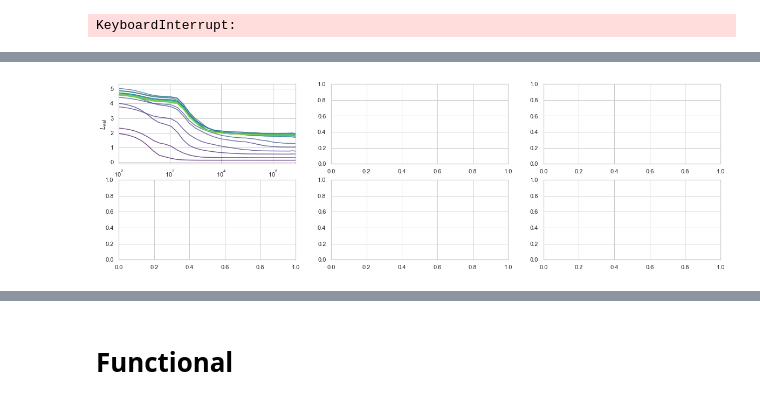
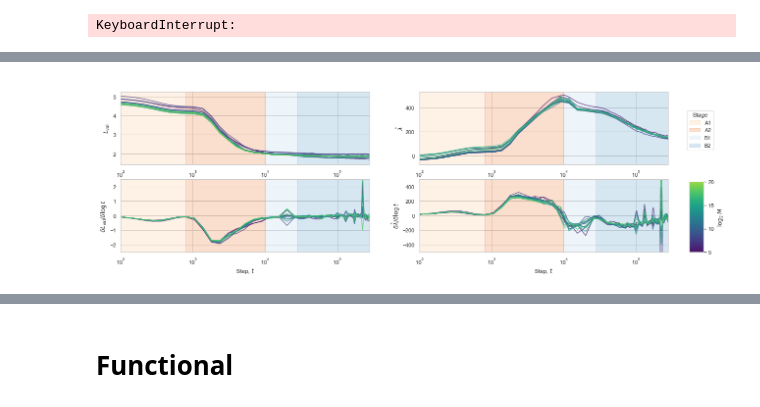
Before and after one commit to timaeus-research/icl, a Jupyter notebook: notebooks/small-model-report.ipynb, the cells around one changed output, grey strips where cells are left out. Cells and saved outputs as stored; diff of their text form; code cells hidden in the pictures.

```diff
--- a/notebooks/small-model-report.ipynb
+++ b/notebooks/small-model-report.ipynb
@@ -55,7 +51,7 @@ LVAL = "L_\mathrm{val}"
 from icl.analysis.utils import get_sweep_configs
 
 filters = {"task_config": {"num_layers": 2, "num_heads": 4}, "optimizer_config": {"lr": 0.01}}  # TODO: Where are the H=2 runs?
-configs = list(get_sweep_configs(f"../sweeps/{SWEEP_FILENAME}", **filters))
+configs = list(get_sweep_configs(SWEEPS / SWEEP_FILENAME, **filters))
 
 print(f"Found {len(configs)} runs.")
 # %% [output]
@@ -343,3 +197,20 @@ def recreate_fig_2_over_time(df, title=""):
+# %%
+from matplotlib import patches
+
+
+TRANSITIONS = [
+    (100, 800, 'A1'),
+    (800, 10_000, 'A2'),
+    (10_000, 28_000, 'B1'),
+    (28_000, 280_000, 'B2'),
+]
+
+INIT_X = TRANSITIONS[0][0]
+FINAL_X = TRANSITIONS[-1][1]
+
+def plot_transitions(axes, **kwargs):
+    from icl.figures.colors import plot_transitions as _plot_transitions
+    return _plot_transitions(axes, TRANSITIONS, **kwargs)
 # %%
 steps = checkpointers[0].file_ids
 steps
@@ -569,12 +394,12 @@ for log2_M in range(20):
 # %%
 evals.columns
 # %%
-from matplotlib import lines, patches
+from matplotlib import colors, lines, patches
 
 def get_reduced_viridis_palette(num_colors, ratio=3 / 3.5):
     return sns.color_palette("viridis", int(num_colors // ratio))[:num_colors]
 
-LINE_PALETTE = get_reduced_viridis_palette(21)
+LINE_PALETTE = get_reduced_viridis_palette(21-5)
 # num_palette_steps = int((21 * 3.75) // 3)
 # LINE_PALETTE = [sns.color_palette("coolwarm", num_palette_steps)[i] for i in [*range(10), *range(num_palette_steps - 10, num_palette_steps)]]
 
@@ -582,11 +407,13 @@ print(LINE_PALETTE)
 # "viridis"
 ALPHA=0.75
 
-fig, axes = plt.subplots(2, 3, figsize=(20, 6))
+fig, axes = plt.subplots(2, 2, figsize=(20, 6))
 
 ax = axes[0, 0]
 
-sns.lineplot(data=evals.loc[evals.step != 20408], x="step", y="pretrain/mse", hue="m", palette=LINE_PALETTE, alpha=ALPHA, ax=ax)
+filtered_evals = evals.loc[(evals.step != 20408) & (evals['m'] > 5)]
+
+sns.lineplot(data=filtered_evals, x="step", y="pretrain/mse", hue="m", palette=LINE_PALETTE, alpha=ALPHA, ax=ax)
 ax.set_xscale("log")
 ax.set_xlim(INIT_X, FINAL_X)
 ax.set_xlabel("Step, $t$")
@@ -595,7 +422,7 @@ ax.legend().remove()
 
 ax = axes[1, 0]
 
-sns.lineplot(data=evals.loc[evals.step != 20408], x="step", y="dloss_dlogt", hue="m", palette=LINE_PALETTE, alpha=ALPHA, ax=ax)
+sns.lineplot(data=filtered_evals, x="step", y="dloss_dlogt", hue="m", palette=LINE_PALETTE, alpha=ALPHA, ax=ax)
 ax.set_xscale("log")
 ax.set_xlim(INIT_X, FINAL_X)
 ax.set_xlabel("Step, $t$")
@@ -605,7 +432,7 @@ ax.set_ylim(-2.5, 2.5)
 
 ax = axes[0, 1]
 
-sns.lineplot(data=df.loc[df._step != 20408], x="_step", y="llc/mean-fixed", hue="log_num_tasks", palette=LINE_PALETTE, alpha=ALPHA, ax=ax)
+sns.lineplot(data=df.loc[(df._step != 20408) & (df.log_num_tasks > 5)], x="_step", y="llc/mean-fixed", hue="log_num_tasks", palette=LINE_PALETTE, alpha=ALPHA, ax=ax)
 ax.set_xscale("log")
 ax.set_xlim(INIT_X, FINAL_X)
 ax.set_xlabel("Step, $t$")
@@ -614,7 +441,7 @@ ax.legend().remove()
 
 ax = axes[1, 1]
 
-sns.lineplot(data=evals.loc[evals.step != 20408], x="step", y="dllc_dlogt", hue="m", palette=LINE_PALETTE, alpha=ALPHA, ax=ax)
+sns.lineplot(data=filtered_evals, x="step", y="dllc_dlogt", hue="m", palette=LINE_PALETTE, alpha=ALPHA, ax=ax)
 ax.set_xscale("log")
 ax.set_xlim(INIT_X, FINAL_X)
 ax.set_xlabel("Step, $t$")
@@ -622,30 +449,30 @@ ax.set_ylabel("$\delta \hat\lambda/\delta \log t$")
 ax.set_ylim(-500, 500)
 ax.legend().remove()
 
-ax = axes[0, 2]
+# ax = axes[0, 2]
 
-sns.lineplot(data=evals.loc[evals.step != 20408], x="step", y="weight_norm", hue="m", palette=LINE_PALETTE, alpha=ALPHA, ax=ax)
-ax.set_xscale("log")
-ax.set_xlim(INIT_X, FINAL_X)
-ax.set_xlabel("Step, $t$")
-ax.set_ylabel("$|w_t|$")
-ax.legend().remove()
+# sns.lineplot(data=filtered_evals, x="step", y="weight_norm", hue="m", palette=LINE_PALETTE, alpha=ALPHA, ax=ax)
+# ax.set_xscale("log")
+# ax.set_xlim(INIT_X, FINAL_X)
+# ax.set_xlabel("Step, $t$")
+# ax.set_ylabel("$|w_t|$")
+# ax.legend().remove()
 
-ax.set_ylim(20, 800)
+# ax.set_ylim(20, 800)
 
-ax = axes[1, 2]
+# ax = axes[1, 2]
 
-sns.lineplot(data=evals.loc[evals.step != 20408], x="step", y="dweightnorm_dlogt", hue="m", palette=LINE_PALETTE, alpha=ALPHA, ax=ax)
-ax.set_xscale("log")
-ax.set_xlim(INIT_X, FINAL_X)
-ax.set_xlabel("Step, $t$")
-ax.set_ylabel("$\delta|w_t|/\delta\log t$")
-ax.legend().remove()
+# sns.lineplot(data=filtered_evals, x="step", y="dweightnorm_dlogt", hue="m", palette=LINE_PALETTE, alpha=ALPHA, ax=ax)
+# ax.set_xscale("log")
+# ax.set_xlim(INIT_X, FINAL_X)
+# ax.set_xlabel("Step, $t$")
+# ax.set_ylabel("$\delta|w_t|/\delta\log t$")
+# ax.legend().remove()
+
+_patches = plot_transitions(axes)
+
 
 handles, labels = ax.get_legend_handles_labels()
-
-custom_labels = ['0', '5', '10', '15', '20']
-custom_colors = sns.color_palette("viridis", len(custom_labels))
 
 # Create custom handles
 # handles = [lines.Line2D([], [], color=custom_colors[i], marker='o', linestyle='', label=custom_labels[i]) for i in range(len(custom_labels))]
@@ -653,32 +480,29 @@ custom_colors = sns.color_palette("viridis", len(custom_labels))
 # Add the custom handles to the existing ones
 # handles.extend(custom_handles)
 
-for token in range(2):
-    axes[token, 2].set_yscale("log")
-
 # Now, you can create the legend with the updated handles and custom labels
 # axes[0, 2].legend(handles=handles, title="$\log_2 M$", loc='center right', bbox_to_anchor=(0.9, .5))
-
-_patches = add_milestones(axes, alpha=0.2)
-
 
 # plt.tight_layout(rect=[0, 0, 0.9, 1])  # Adjust layout to make room for colorbar
 # plt.tight_layout()
 
 cbar_ax = fig.add_axes([0.93, 0.125, 0.02, 0.33])  # Adjust as necessary for position and size
-custom_cmap = mcolors.LinearSegmentedColormap.from_list("custom_cmap", LINE_PALETTE)
+custom_cmap = colors.LinearSegmentedColormap.from_list("custom_cmap", LINE_PALETTE)
 
-sm = plt.cm.ScalarMappable(cmap=custom_cmap, norm=plt.Normalize(vmin=0, vmax=20), )
+sm = plt.cm.ScalarMappable(cmap=custom_cmap, norm=plt.Normalize(vmin=0+5, vmax=20), )
 sm._A = []  # Dummy array for the ScalarMappable.
 cbar = fig.colorbar(sm, cax=cbar_ax)
 
-tick_positions = [0, 5, 10, 15, 20]  # Positions for each color
+tick_positions =  [5, 10, 15, 20]  # Positions for each color
 tick_labels = map(str, tick_positions)  # Labels for each color
 cbar.set_ticks(tick_positions)
 cbar.set_ticklabels(tick_labels)
 cbar.set_label("$\log_2 M$")
 
+
 stages_legend_ax = fig.add_axes([0.945, 0.68, 0.02, 0.25])  # Adjust as necessary for position and size
 stages_legend_ax.axis('off')
 stages_legend_ax.legend(handles=_patches, title="Stage", loc='upper center', bbox_to_anchor=(0, .5))
+
+fig.set_facecolor('white')
 # %% [output]
@@ -687 +510 @@ ValueError: Could not interpret value `dloss_dlogt` for parameter `y`
-[figure, old version]
+[figure, new version]
```
Also changed, not shown: parts of 9 cells of this notebook, 5 other files.
